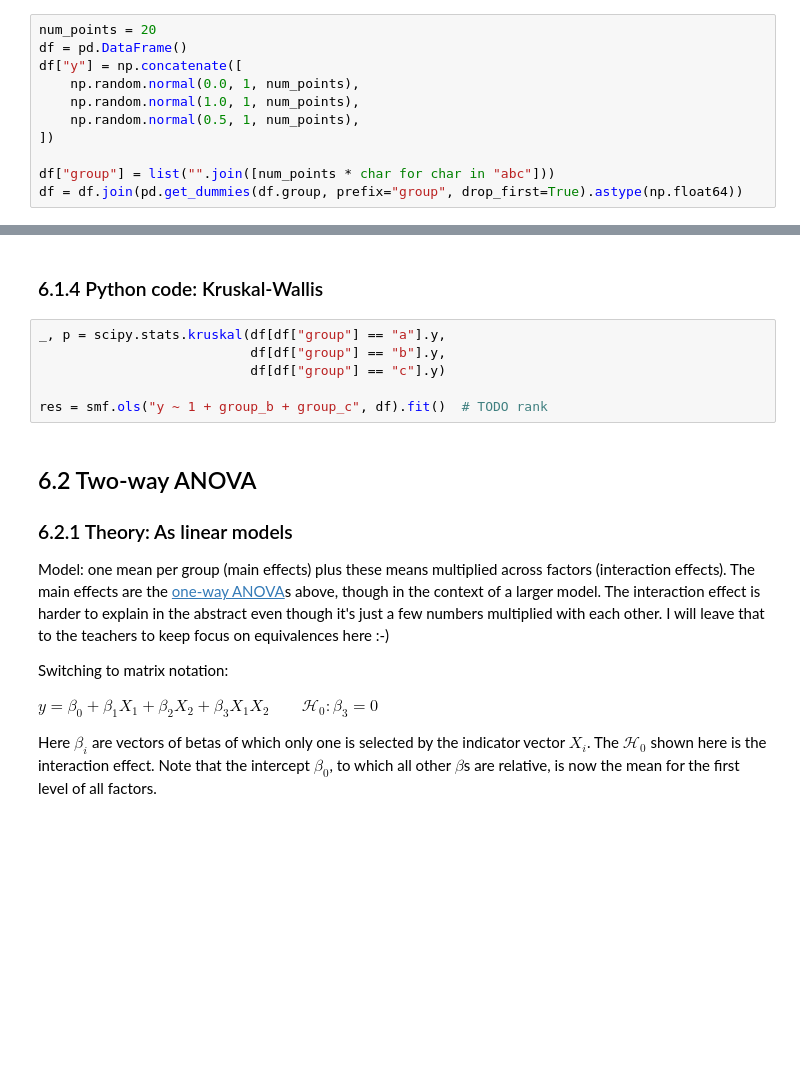
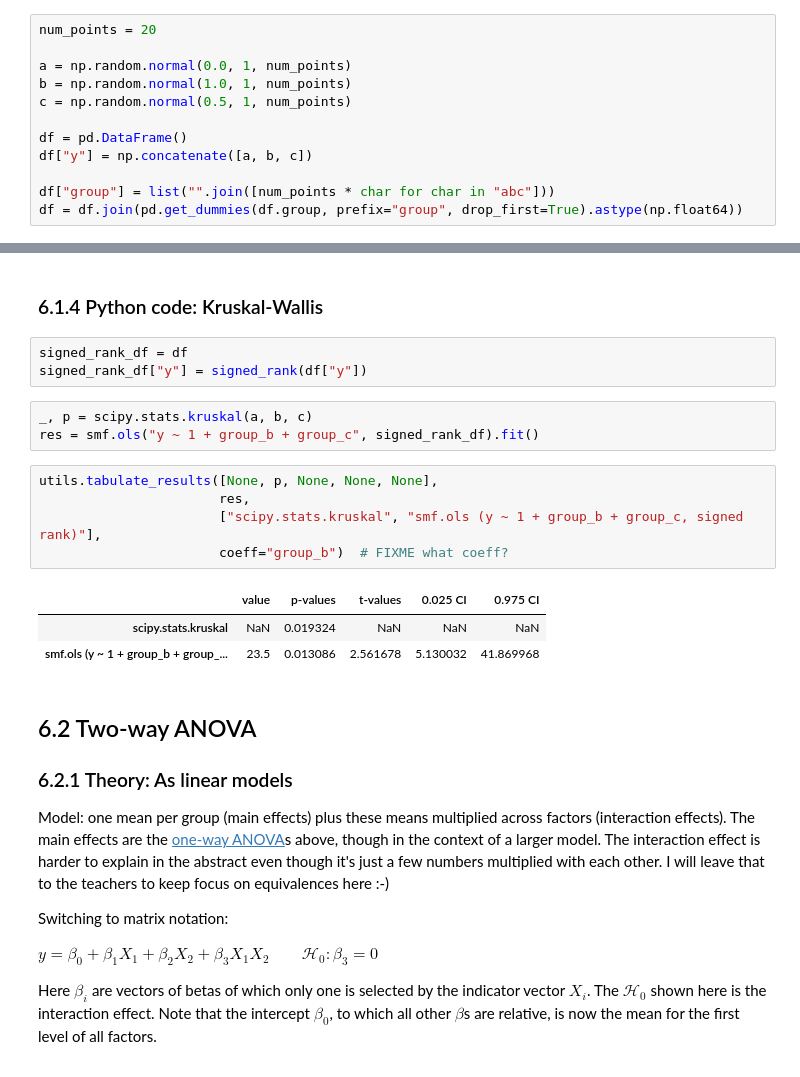
Before and after one commit to eigenfoo/tests-as-linear, a Jupyter notebook: tests-as-linear.ipynb, the cells around one changed output, grey strips where cells are left out. Saved outputs shown, nothing was run; the diff lists cells and outputs as text; blank space fills up the shorter version.

```diff
--- a/tests-as-linear.ipynb
+++ b/tests-as-linear.ipynb
@@ -403,12 +403,13 @@ This approximation is [good enough for 12 or more data points](https://lindeloev
 We make a three-level factor with the levels `a`, `b`, and `c` so that the **one-way ANOVA** basically becomes a "three-sample t-test". Then we manually do the [dummy coding](#5.1.2-Theory:-Dummy-coding) of the groups.
 # %%
 num_points = 20
+
+a = np.random.normal(0.0, 1, num_points)
+b = np.random.normal(1.0, 1, num_points)
+c = np.random.normal(0.5, 1, num_points)
+
 df = pd.DataFrame()
-df["y"] = np.concatenate([
-    np.random.normal(0.0, 1, num_points),
-    np.random.normal(1.0, 1, num_points),
-    np.random.normal(0.5, 1, num_points),
-])
+df["y"] = np.concatenate([a, b, c])
 
 df["group"] = list("".join([num_points * char for char in "abc"]))
 df = df.join(pd.get_dummies(df.group, prefix="group", drop_first=True).astype(np.float64))
@@ -451,12 +448,21 @@ The default output of `lm` returns parameter estimates as well (bonus!), which y
 Note that I do not use the `aov` function because it computes type-I sum of squares, which is widely discouraged. There is a BIG polarized debate about whether to use type-II (as `car::Anova` does by default) or type-III sum of squares (set `car::Anova(..., type=3)`), but let's skip that for now.
 # %% [markdown]
 ### 6.1.4 Python code: Kruskal-Wallis
+# %%
+signed_rank_df = df
+signed_rank_df["y"] = signed_rank(df["y"])
 # %%
-_, p = scipy.stats.kruskal(df[df["group"] == "a"].y,
-                           df[df["group"] == "b"].y,
-                           df[df["group"] == "c"].y)
-
-res = smf.ols("y ~ 1 + group_b + group_c", df).fit()  # TODO rank
+_, p = scipy.stats.kruskal(a, b, c)
+res = smf.ols("y ~ 1 + group_b + group_c", signed_rank_df).fit()
+# %%
+utils.tabulate_results([None, p, None, None, None],
+                       res,
+                       ["scipy.stats.kruskal", "smf.ols (y ~ 1 + group_b + group_c, signed rank)"],
+                       coeff="group_b")  # FIXME what coeff?
+# %% [output]
+|  | value | p-values | t-values | 0.025 CI | 0.975 CI |
+| scipy.stats.kruskal | NaN | 0.019324 | NaN | NaN | NaN |
+| smf.ols (y ~ 1 + group_b + group_... | 23.5 | 0.013086 | 2.561678 | 5.130032 | 41.869968 |
 # %% [markdown]
 ## 6.2 Two-way ANOVA
 
```
Also changed, not shown: parts of 6 cells of this notebook, 1 other file.
